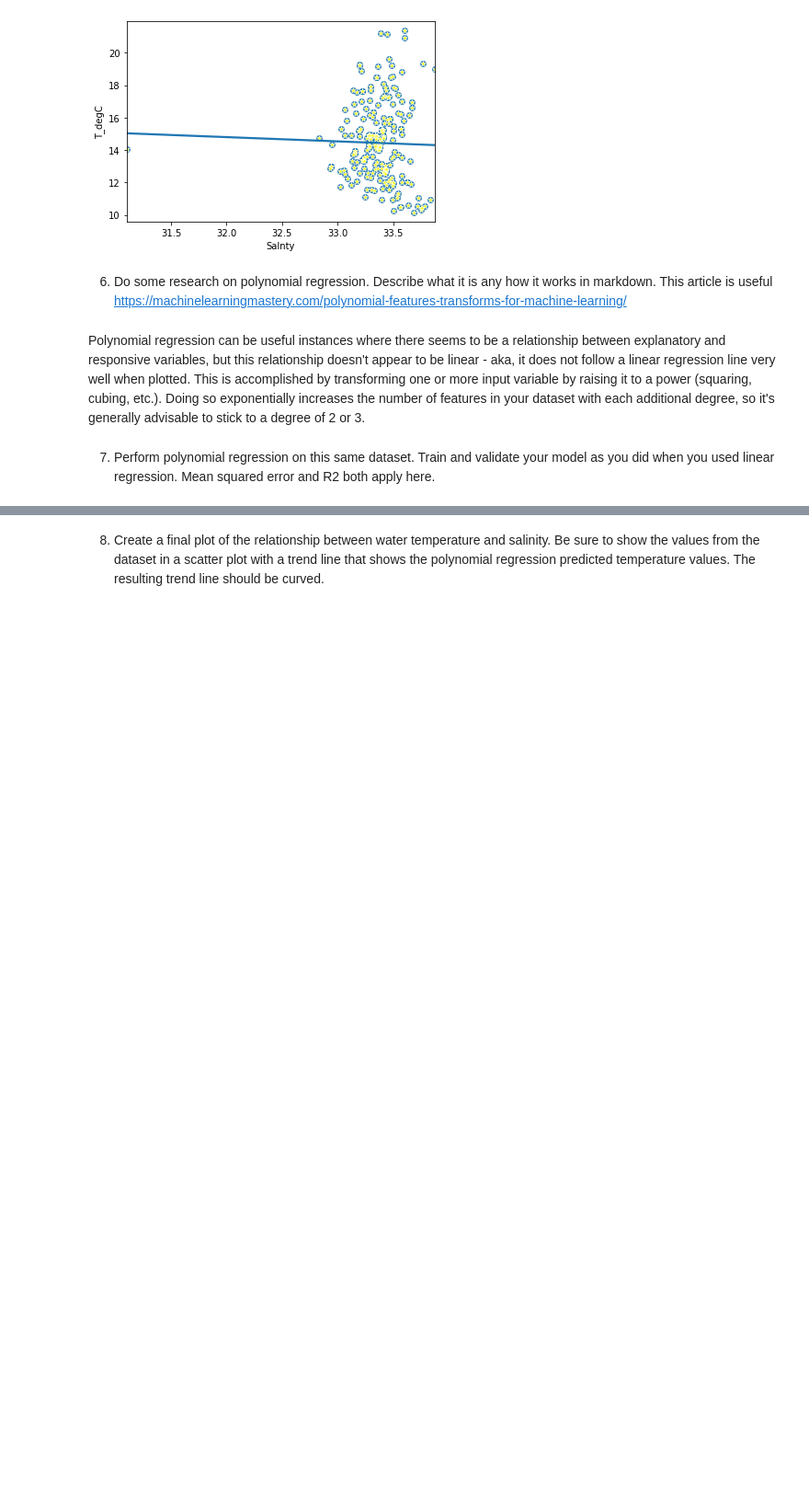
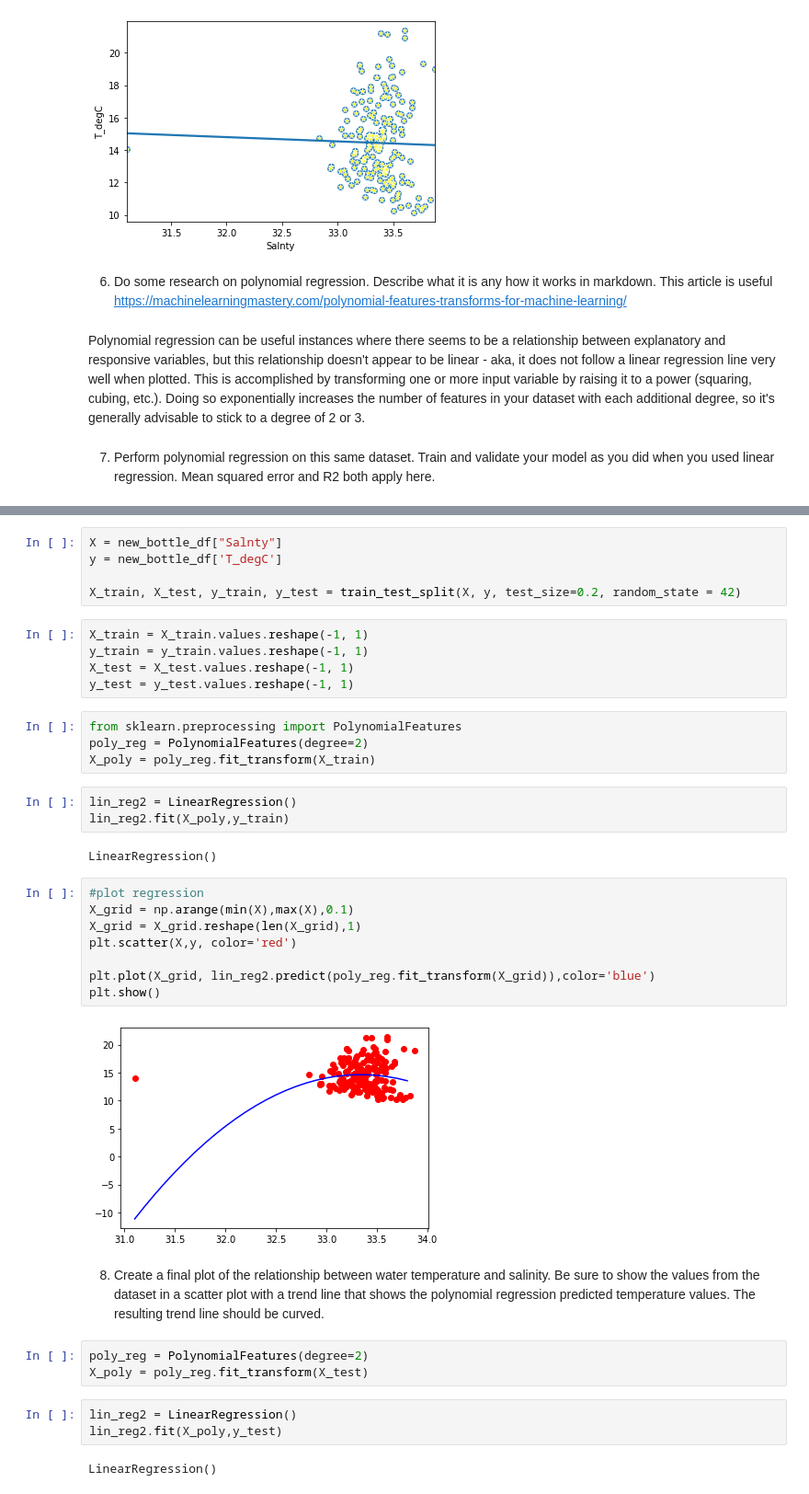
Before and after one commit to bellizzichrissy/homework, a Jupyter notebook: week 13 hw - supervised learning.ipynb, the cells around one changed output, grey strips where cells are left out. Shown at 92% size. Saved outputs shown, nothing was run; the diff lists cells and outputs as text; blank space fills up the shorter version.

```diff
--- a/week 13 hw - supervised learning.ipynb
+++ b/week 13 hw - supervised learning.ipynb
@@ -265,2 +304,39 @@ array=[31.  31.1 31.2 31.3 31.4 31.5 31.6 31.7 31.8 31.9 32.  32.1 32.2 32.3
+# %%
+X = new_bottle_df["Salnty"]
+y = new_bottle_df['T_degC']
+
+X_train, X_test, y_train, y_test = train_test_split(X, y, test_size=0.2, random_state = 42)
+# %%
+X_train = X_train.values.reshape(-1, 1)
+y_train = y_train.values.reshape(-1, 1)
+X_test = X_test.values.reshape(-1, 1)
+y_test = y_test.values.reshape(-1, 1)
+# %%
+from sklearn.preprocessing import PolynomialFeatures
+poly_reg = PolynomialFeatures(degree=2)
+X_poly = poly_reg.fit_transform(X_train)
+# %%
+lin_reg2 = LinearRegression()
+lin_reg2.fit(X_poly,y_train)
+# %% [output]
+LinearRegression()
+# %%
+#plot regression
+X_grid = np.arange(min(X),max(X),0.1)
+X_grid = X_grid.reshape(len(X_grid),1)
+plt.scatter(X,y, color='red')
+
+plt.plot(X_grid, lin_reg2.predict(poly_reg.fit_transform(X_grid)),color='blue')
+plt.show()
+# %% [output]
+[figure, added]
 # %% [markdown]
 8. Create a final plot of the relationship between water temperature and salinity. Be sure to show the values from the dataset in a scatter plot with a trend line that shows the polynomial regression predicted temperature values. The resulting trend line should be curved.
+# %%
+poly_reg = PolynomialFeatures(degree=2)
+X_poly = poly_reg.fit_transform(X_test)
+# %%
+lin_reg2 = LinearRegression()
+lin_reg2.fit(X_poly,y_test)
+# %% [output]
+LinearRegression()
```
Also changed, not shown: parts of 10 cells of this notebook.
